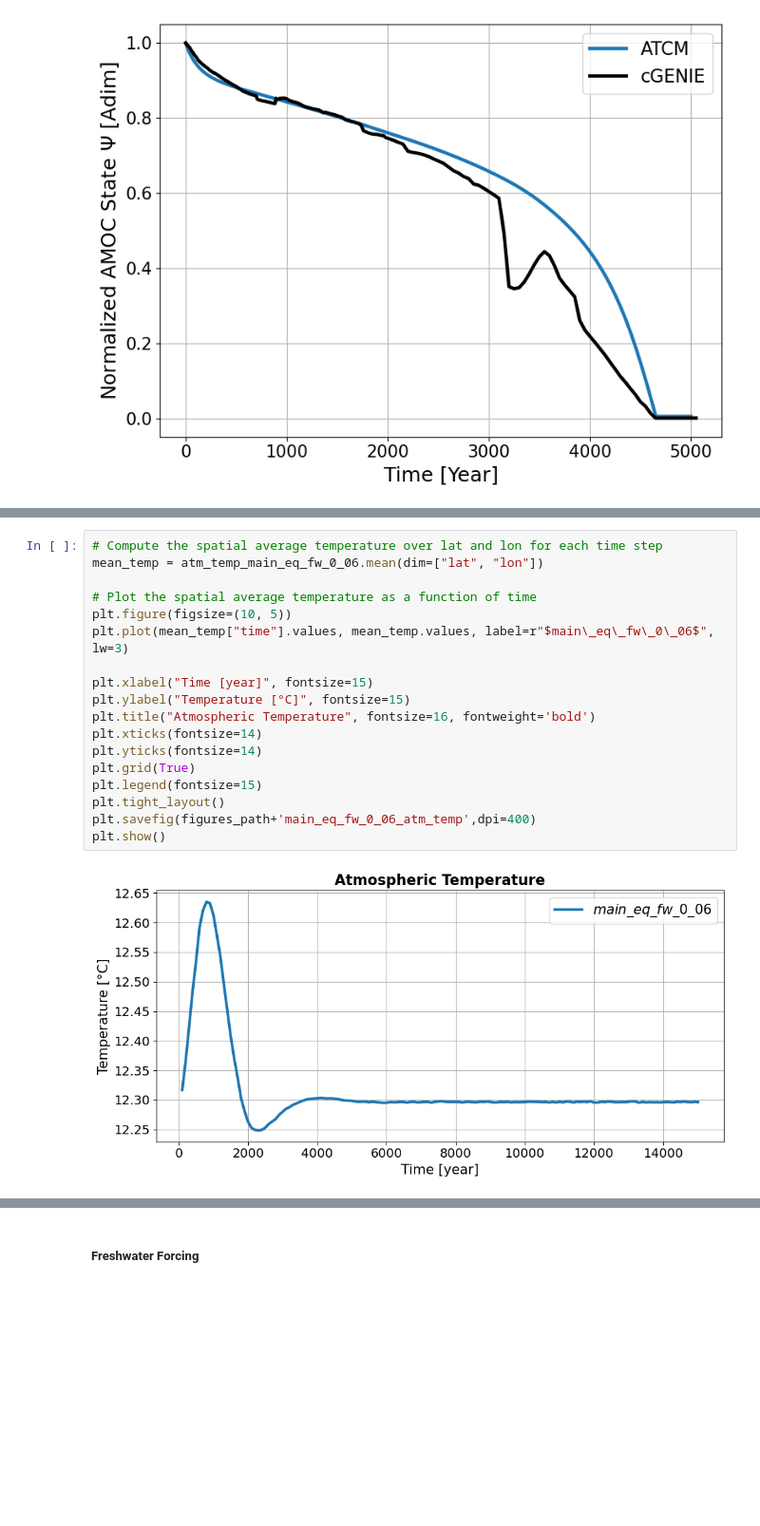
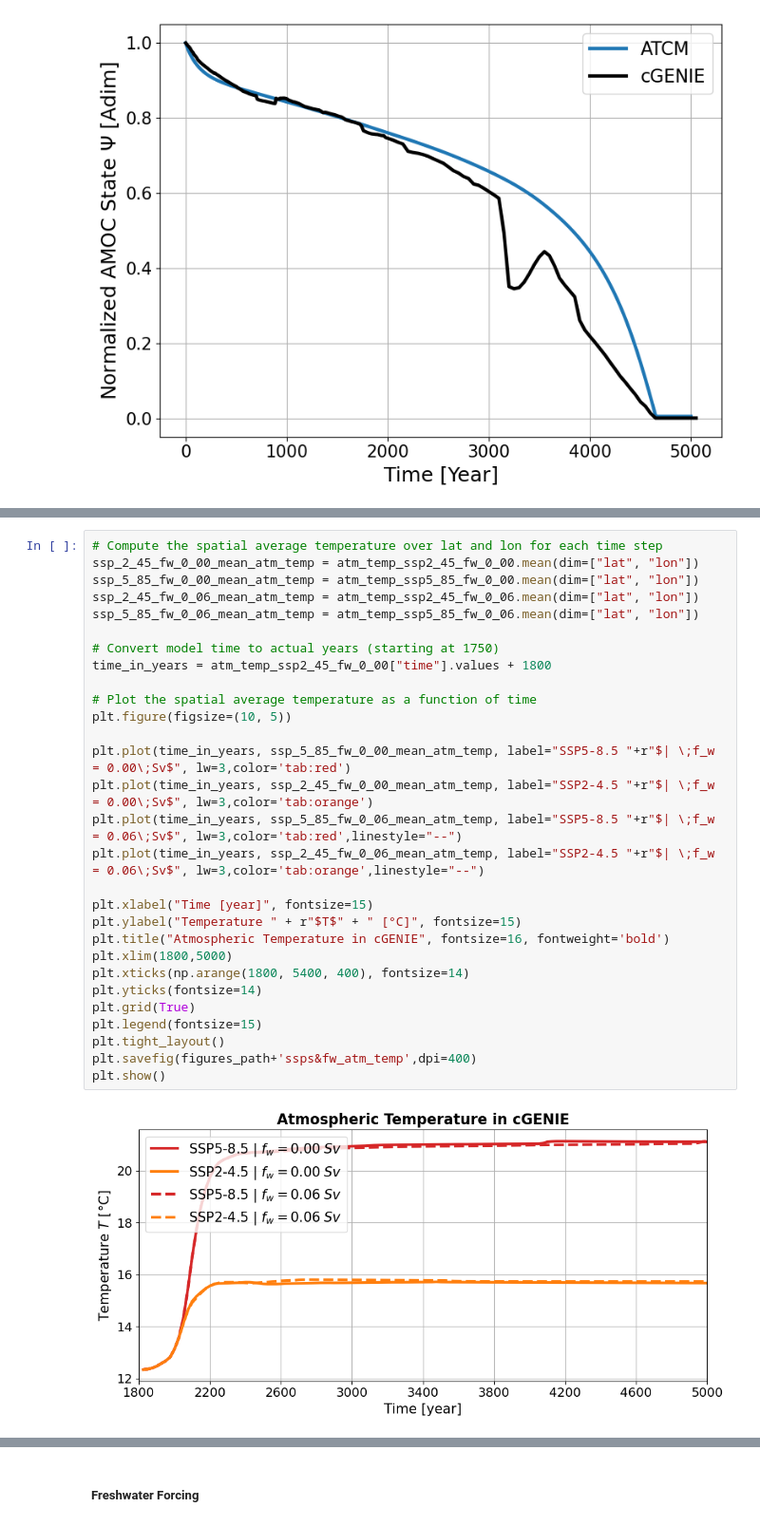
Before and after one commit to VUB-HYDR/2025_Laridon_etal_ORE, a Jupyter notebook: ATCM.ipynb, the cells around one changed output, grey strips where cells are left out. Shown at 95% size. Saved outputs shown, nothing was run; the diff lists cells and outputs as text; blank space fills up the shorter version.

```diff
--- a/ATCM.ipynb
+++ b/ATCM.ipynb
@@ -1853,20 +1959,31 @@ plt.show()
 # %%
 # Compute the spatial average temperature over lat and lon for each time step
-mean_temp = atm_temp_main_eq_fw_0_06.mean(dim=["lat", "lon"])
+ssp_2_45_fw_0_00_mean_atm_temp = atm_temp_ssp2_45_fw_0_00.mean(dim=["lat", "lon"])
+ssp_5_85_fw_0_00_mean_atm_temp = atm_temp_ssp5_85_fw_0_00.mean(dim=["lat", "lon"])
+ssp_2_45_fw_0_06_mean_atm_temp = atm_temp_ssp2_45_fw_0_06.mean(dim=["lat", "lon"])
+ssp_5_85_fw_0_06_mean_atm_temp = atm_temp_ssp5_85_fw_0_06.mean(dim=["lat", "lon"])
+
+# Convert model time to actual years (starting at 1750)
+time_in_years = atm_temp_ssp2_45_fw_0_00["time"].values + 1800
 
 # Plot the spatial average temperature as a function of time
 plt.figure(figsize=(10, 5))
-plt.plot(mean_temp["time"].values, mean_temp.values, label=r"$main\_eq\_fw\_0\_06$", lw=3)
+
+plt.plot(time_in_years, ssp_5_85_fw_0_00_mean_atm_temp, label="SSP5-8.5 "+r"$| \;f_w = 0.00\;Sv$", lw=3,color='tab:red')
+plt.plot(time_in_years, ssp_2_45_fw_0_00_mean_atm_temp, label="SSP2-4.5 "+r"$| \;f_w = 0.00\;Sv$", lw=3,color='tab:orange')
+plt.plot(time_in_years, ssp_5_85_fw_0_06_mean_atm_temp, label="SSP5-8.5 "+r"$| \;f_w = 0.06\;Sv$", lw=3,color='tab:red',linestyle="--")
+plt.plot(time_in_years, ssp_2_45_fw_0_06_mean_atm_temp, label="SSP2-4.5 "+r"$| \;f_w = 0.06\;Sv$", lw=3,color='tab:orange',linestyle="--")
 
 plt.xlabel("Time [year]", fontsize=15)
-plt.ylabel("Temperature [°C]", fontsize=15)
-plt.title("Atmospheric Temperature", fontsize=16, fontweight='bold')
-plt.xticks(fontsize=14)
+plt.ylabel("Temperature " + r"$T$" + " [°C]", fontsize=15)
+plt.title("Atmospheric Temperature in cGENIE", fontsize=16, fontweight='bold')
+plt.xlim(1800,5000)
+plt.xticks(np.arange(1800, 5400, 400), fontsize=14)
 plt.yticks(fontsize=14)
 plt.grid(True)
 plt.legend(fontsize=15)
 plt.tight_layout()
-plt.savefig(figures_path+'main_eq_fw_0_06_atm_temp',dpi=400)
+plt.savefig(figures_path+'ssps&fw_atm_temp',dpi=400)
 plt.show()
 # %% [output]
-[figure, old version]
+[figure, new version]
```
Also changed, not shown: parts of 39 cells of this notebook.
